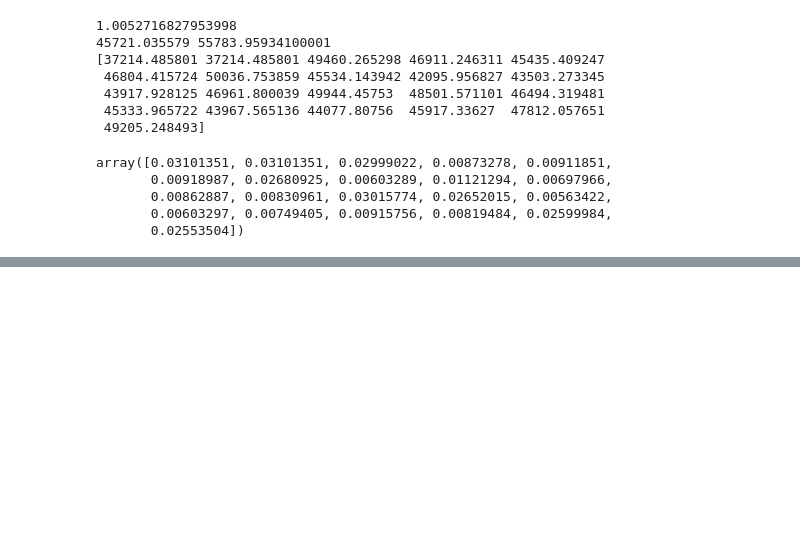
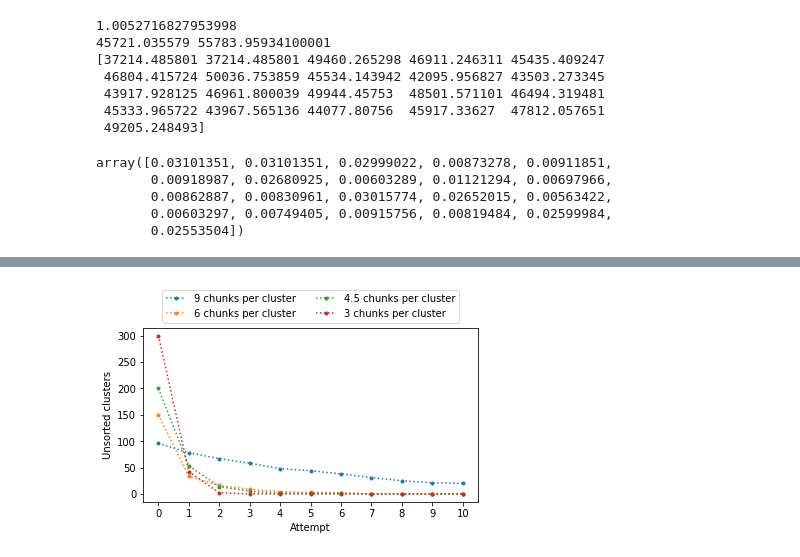
Before and after one commit to aloeser/clustering_model, a Jupyter notebook: Visualizations.ipynb, the cells around one changed output, grey strips where cells are left out. Drawn from its saved outputs; the diff is of its cells as text; code cells hidden in the pictures; blank space fills up the shorter version.

```diff
--- a/Visualizations.ipynb
+++ b/Visualizations.ipynb
@@ -639,0 +629,47 @@ plt.savefig('graph2_with_umbra.pdf', bbox_inches='tight')
+# %%
+shipdate100          = [78, 67, 58, 48, 44, 38, 31, 25, 21, 20, ]
+shipdate10orderkey30 = [42,  2,  0, 0, 0, 0, 0, 0, 0, 0, ]
+shipdate10orderkey20 = [53, 14, 5, 1, 1, 1, 0, 0, 0, 0, ]
+shipdate10orderkey15 = [33, 16, 9, 4, 3, 2, 0, 0, 0, 0, ]
+
+
+
+INCLUDE_START = True
+if INCLUDE_START:
+    shipdate100 = [96] + shipdate100
+    shipdate10orderkey30 = [300] + shipdate10orderkey30
+    shipdate10orderkey20 = [200] + shipdate10orderkey20
+    shipdate10orderkey15 = [150] + shipdate10orderkey15
+
+
+fig, ax = plt.subplots()
+
+
+x = np.arange(len(shipdate100))
+ax.set_xlabel('Attempt')
+ax.set_xticks(x)
+x_ticklabels = [str(x) for x in x]
+ax.set_xticklabels(x_ticklabels)
+
+ax.set_ylabel('Unsorted clusters')
+
+ax.plot(shipdate100, label='9 chunks per cluster', linestyle='dotted', marker='.')
+ax.plot(shipdate10orderkey15, label='6 chunks per cluster', linestyle='dotted', marker='.')
+ax.plot(shipdate10orderkey20, label='4.5 chunks per cluster', linestyle='dotted', marker='.')
+ax.plot(shipdate10orderkey30, label='3 chunks per cluster', linestyle='dotted', marker='.')
+
+
+
+
+PAPER_MODE = True
+if PAPER_MODE:
+    box = ax.get_position()
+    ax.set_position([box.x0, box.y0, box.width, box.height * 0.8])
+    legend = ax.legend(loc="lower center", ncol=2, bbox_to_anchor=(0.5, 1))
+else:
+    legend = ax.legend(loc='center left', ncol=1, bbox_to_anchor=(1.0, 0.5))
+
+plt.savefig(f'/home/aloeser/Downloads/failed_steps_after_attempt.pdf', bbox_inches='tight', bbox_extra_artists=(legend,))
+plt.show()
+# %% [output]
+[figure, added]
```
Also changed, not shown: parts of 4 cells of this notebook, 1 other file.
